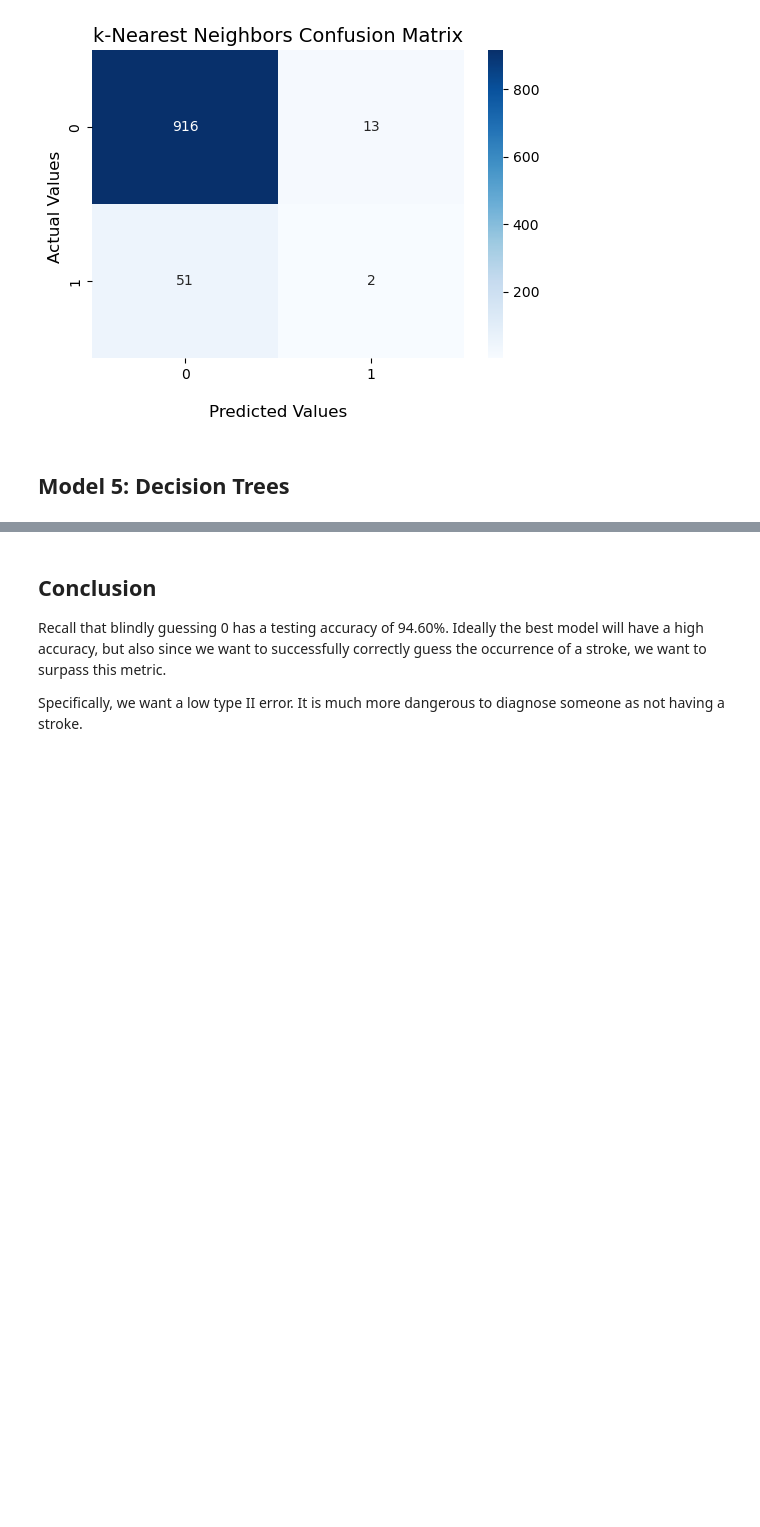
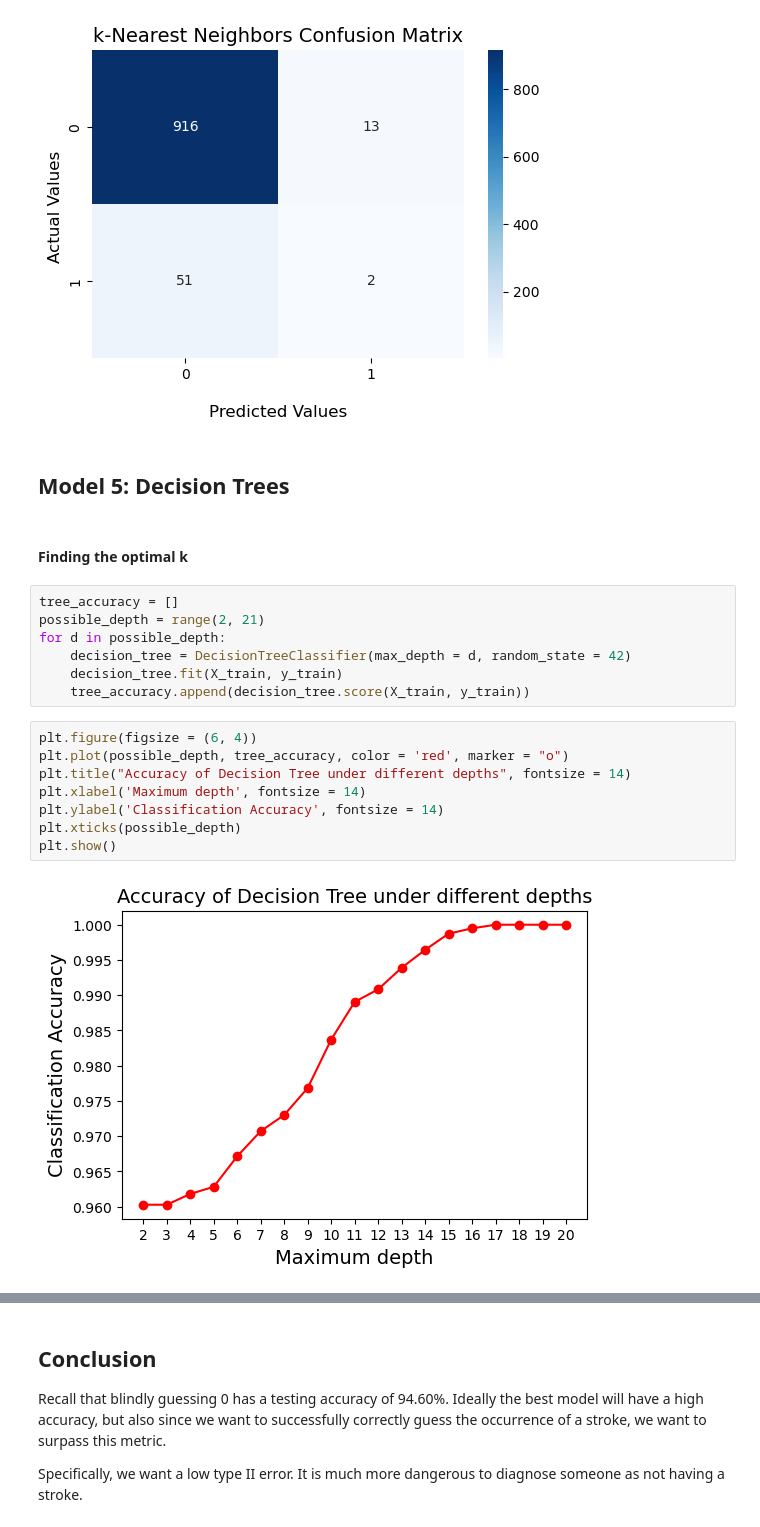
Before and after one commit to kary5678/INDE-577, a Jupyter notebook: supervised-learning/class_exercise_3-31/stroke_classifier.ipynb, the cells around one changed output, grey strips where cells are left out. Cells and saved outputs as stored; diff of their text form; blank space fills up the shorter version.

Commit message:
Add MLP and decision tree to stroke exercise notebook

```diff
--- a/supervised-learning/class_exercise_3-31/stroke_classifier.ipynb
+++ b/supervised-learning/class_exercise_3-31/stroke_classifier.ipynb
@@ -229,3 +286,22 @@ plt.show()
 [figure]
 # %% [markdown]
 ## Model 5: Decision Trees
+# %% [markdown]
+#### Finding the optimal k
+# %%
+tree_accuracy = []
+possible_depth = range(2, 21)
+for d in possible_depth:
+    decision_tree = DecisionTreeClassifier(max_depth = d, random_state = 42)
+    decision_tree.fit(X_train, y_train)
+    tree_accuracy.append(decision_tree.score(X_train, y_train))
+# %%
+plt.figure(figsize = (6, 4))
+plt.plot(possible_depth, tree_accuracy, color = 'red', marker = "o")
+plt.title("Accuracy of Decision Tree under different depths", fontsize = 14)
+plt.xlabel('Maximum depth', fontsize = 14)
+plt.ylabel('Classification Accuracy', fontsize = 14)
+plt.xticks(possible_depth)
+plt.show()
+# %% [output]
+[figure, added]
```
Also changed, not shown: parts of 36 cells of this notebook.
